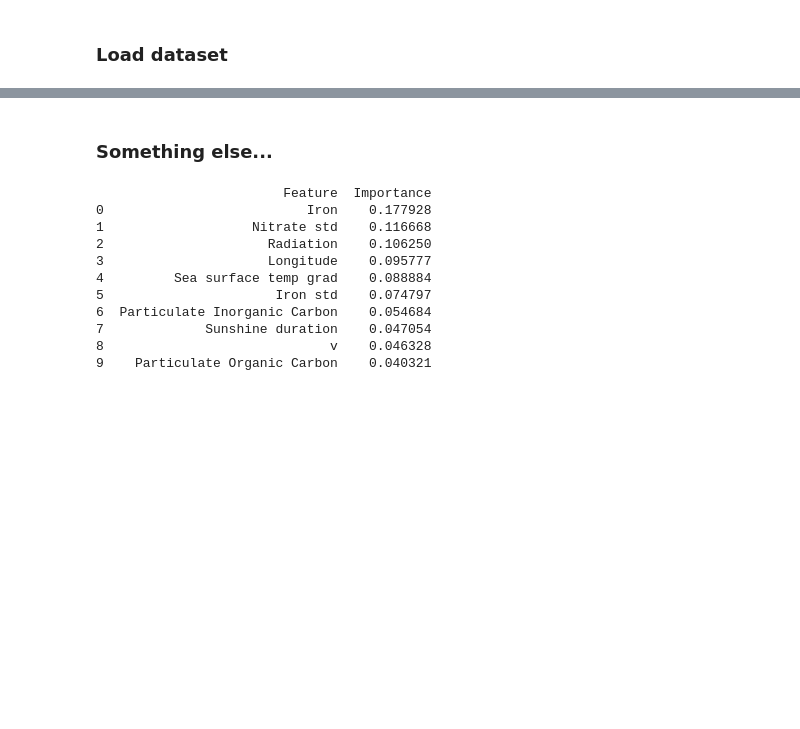
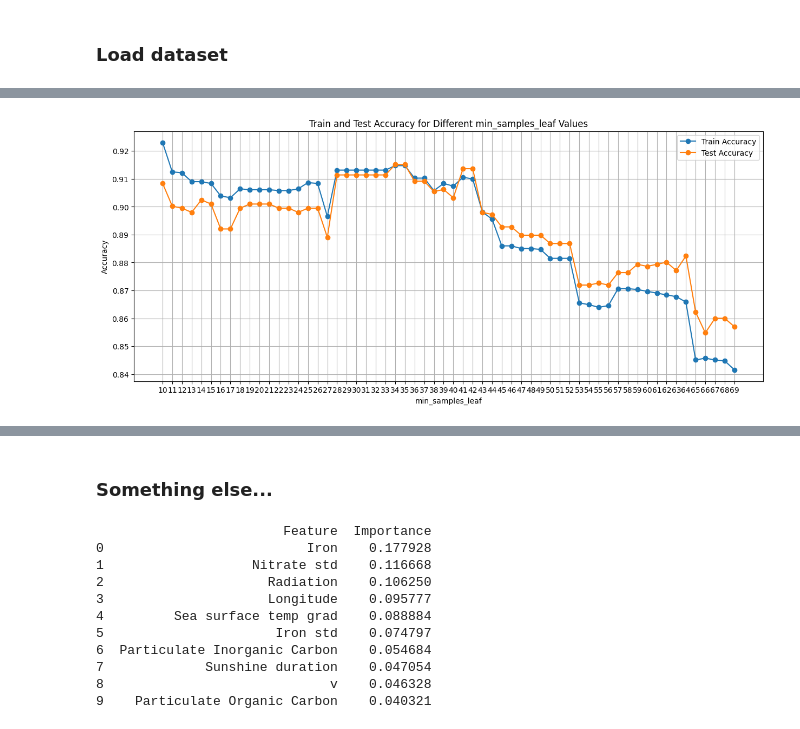
Before and after one commit to nesloanna/DS_thesis, a Jupyter notebook: classifier_2.ipynb, the cells around one changed output, grey strips where cells are left out. Cells and saved outputs as stored; diff of their text form; code cells hidden in the pictures; blank space fills up the shorter version.

```diff
--- a/classifier_2.ipynb
+++ b/classifier_2.ipynb
@@ -75,0 +266,42 @@ df_measurements = df[['Ammonium', 'Ammonium std', 'Chlorophyll a',
+# %%
+import matplotlib.pyplot as plt
+
+# Define a range of max_depth values to explore
+min_samples_leaf_values = range(10, 70)  # Adjust the range as needed
+
+# Initialize lists to store train and test accuracy scores
+train_scores = []
+test_scores = []
+
+# Iterate over different max_depth values
+for min_samples_leaf in min_samples_leaf_values:
+    # Create a Decision Tree classifier with the current max_depth
+    clf = DecisionTreeClassifier(class_weight='balanced', random_state=42,
+                                 criterion='entropy', max_depth=8,
+                                 min_samples_split=55, min_samples_leaf=min_samples_leaf,
+                                 max_features=None)
+
+    # Train the classifier on the full training data
+    clf.fit(X_train, y_train)
+
+    # Calculate train and test accuracy scores
+    train_score = clf.score(X_train, y_train)
+    test_score = clf.score(X_test, y_test)
+
+    # Append scores to the lists
+    train_scores.append(train_score)
+    test_scores.append(test_score)
+
+# Plot train and test accuracy scores
+plt.figure(figsize=(15, 6))
+plt.plot(min_samples_leaf_values, train_scores, label='Train Accuracy', marker='o')
+plt.plot(min_samples_leaf_values, test_scores, label='Test Accuracy', marker='o')
+plt.xlabel('min_samples_leaf')
+plt.ylabel('Accuracy')
+plt.title('Train and Test Accuracy for Different min_samples_leaf Values')
+plt.xticks(min_samples_leaf_values)
+plt.legend()
+plt.grid(True)
+plt.show()
+# %% [output]
+[figure, added]
```
Also changed, not shown: parts of 44 cells of this notebook, 4 other files.
